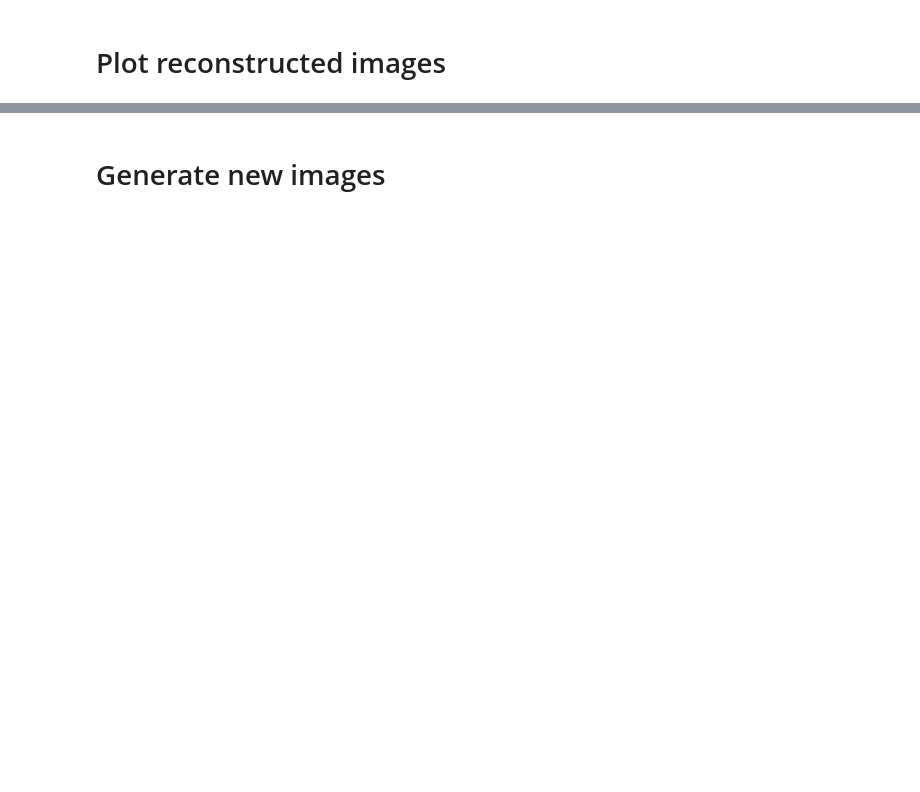
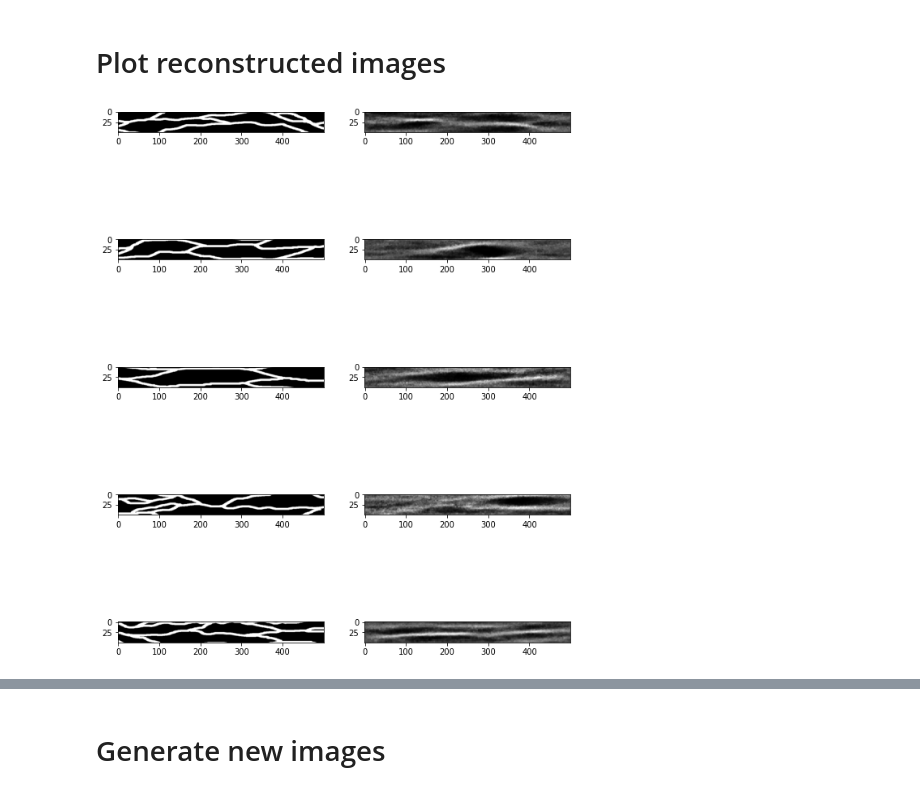
Before and after one commit to lamd91/VAE_DA, a Jupyter notebook: VAE_SinuousChannelsImages_TPUStrategy.ipynb, the cells around one changed output, grey strips where cells are left out. Saved outputs shown, nothing was run; the diff lists cells and outputs as text; code cells hidden in the pictures; blank space fills up the shorter version.

```diff
--- a/VAE_SinuousChannelsImages_TPUStrategy.ipynb
+++ b/VAE_SinuousChannelsImages_TPUStrategy.ipynb
@@ -655,6 +664,10 @@ new_vae.fit(train_generator, epochs=1000, verbose=1,
             callbacks=[cp_callback, CustomCallback()])
 # %% [markdown]
 # Plot reconstructed images
+# %%
+show_original_reconstructed_images(vae, train_dataset)
+# %% [output]
+[figure, added]
 # %%
 show_original_reconstructed_images(vae, val_dataset)
 # %% [output]
```
Also changed, not shown: parts of 12 cells of this notebook.
